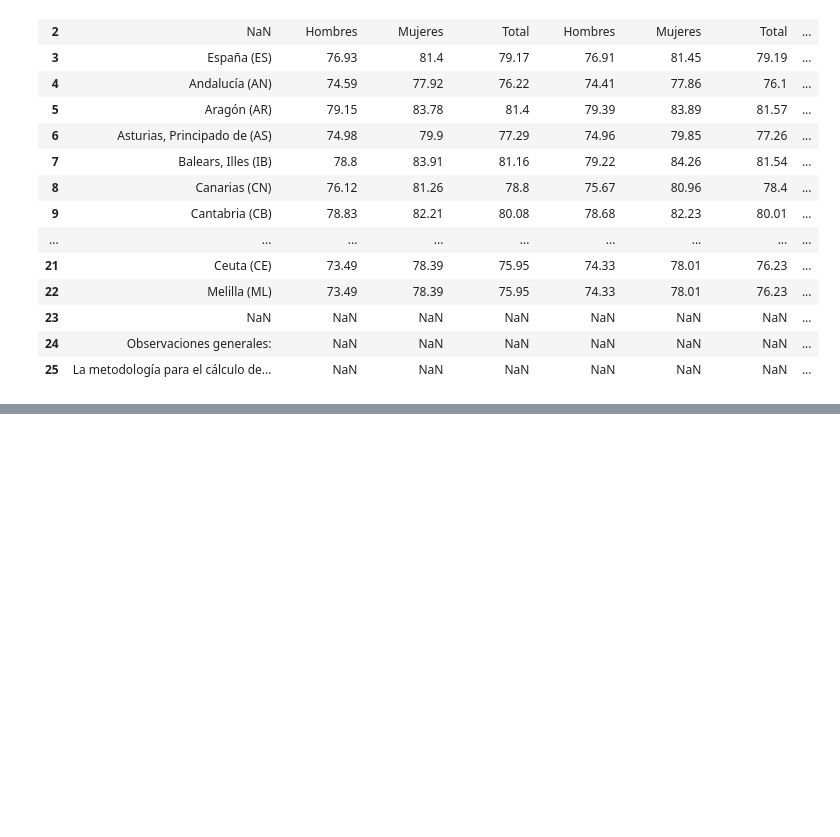
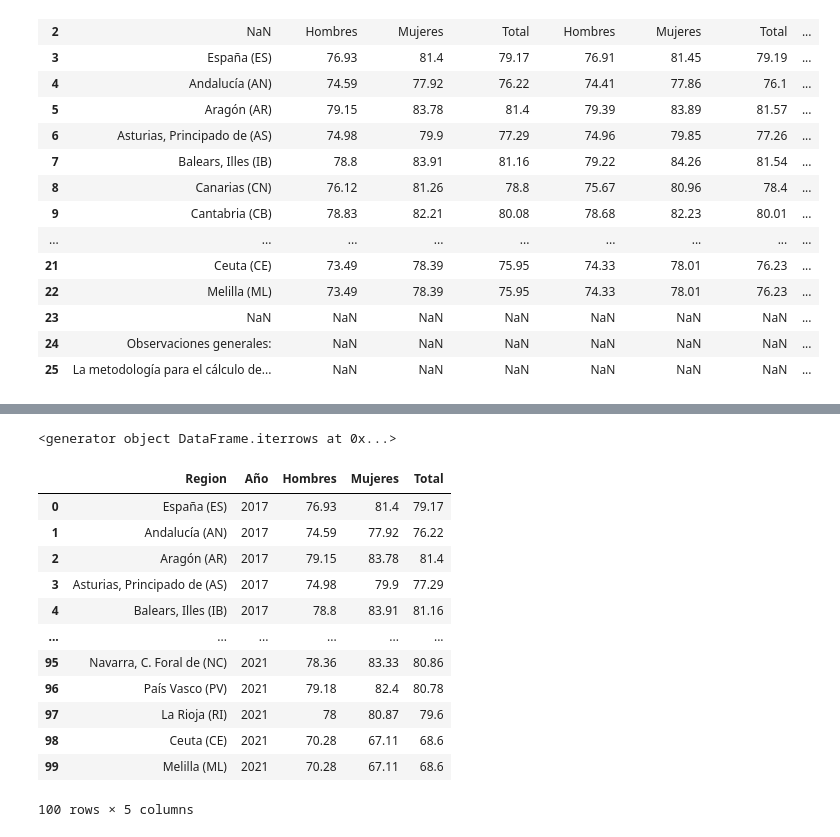
Before and after one commit to ClaraGallardo/Final-Proyect, a Jupyter notebook: notebook/Limpieza.ipynb, the cells around one changed output, grey strips where cells are left out. Cells and saved outputs as stored; diff of their text form; code cells hidden in the pictures; blank space fills up the shorter version.

```diff
--- a/notebook/Limpieza.ipynb
+++ b/notebook/Limpieza.ipynb
@@ -81,0 +117,4 @@ test
+# %%
+test.iterrows()
+# %% [output]
+<generator object DataFrame.iterrows at 0x...>
@@ -81,0 +141,16 @@ test
+# %%
+result_df
+# %% [output]
+|  | Region | Año | Hombres | Mujeres | Total |
+| 0 | España (ES) | 2017 | 76.93 | 81.4 | 79.17 |
+| 1 | Andalucía (AN) | 2017 | 74.59 | 77.92 | 76.22 |
+| 2 | Aragón (AR) | 2017 | 79.15 | 83.78 | 81.4 |
+| 3 | Asturias, Principado de (AS) | 2017 | 74.98 | 79.9 | 77.29 |
+| 4 | Balears, Illes (IB) | 2017 | 78.8 | 83.91 | 81.16 |
+| ... | ... | ... | ... | ... | ... |
+| 95 | Navarra, C. Foral de (NC) | 2021 | 78.36 | 83.33 | 80.86 |
+| 96 | País Vasco (PV) | 2021 | 79.18 | 82.4 | 80.78 |
+| 97 | La Rioja (RI) | 2021 | 78 | 80.87 | 79.6 |
+| 98 | Ceuta (CE) | 2021 | 70.28 | 67.11 | 68.6 |
+| 99 | Melilla (ML) | 2021 | 70.28 | 67.11 | 68.6 |
+100 rows × 5 columns
```
Also changed, not shown: parts of 6 cells of this notebook.
